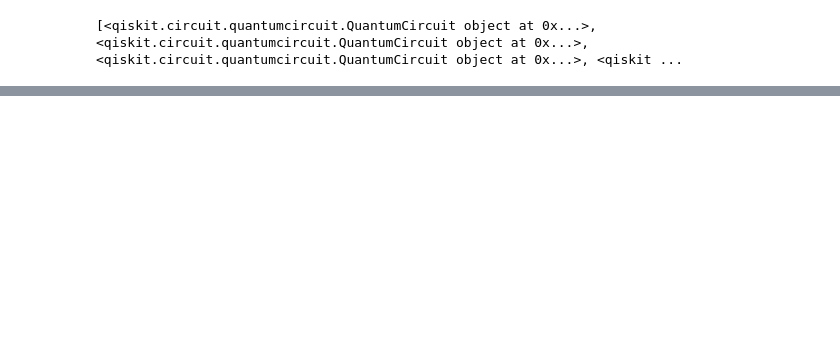
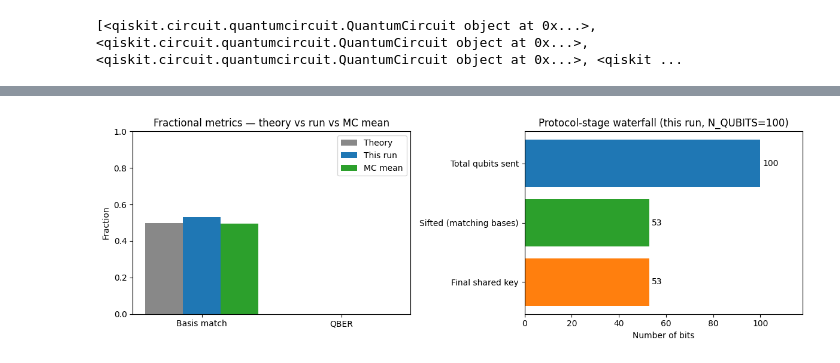
Before and after one commit to THibiki/SIT-UofG-QC-Assignment, a Jupyter notebook: BB84-Plain.ipynb, the cells around one changed output, grey strips where cells are left out. Drawn from its saved outputs; the diff is of its cells as text; code cells hidden in the pictures; blank space fills up the shorter version.

```diff
--- a/BB84-Plain.ipynb
+++ b/BB84-Plain.ipynb
@@ -308,0 +444,79 @@ Bob bits : [1, 1, 1, 1, 0, 1, 0, 1, 1, 0, 0, 1, 0, 0, 0, 1, 1, 0, 0, 0, 0, 1, 1,
+# %%
+# --- RESULTS CARD: Theory vs Best vs This run vs Monte-Carlo ---
+
+# This-run observations (from the main protocol cells above).
+this_run_match_frac = len(matching_positions) / N_QUBITS
+this_run_sift_len   = len(alice_sifted_key)
+# QBER = fraction of matching-basis positions where Alice and Bob differ.
+# In the plain notebook this should be exactly 0 (no noise, no Eve).
+this_run_qber = (
+    sum(1 for a, b in zip(alice_sifted_key, bob_sifted_key) if a != b)
+    / max(1, len(alice_sifted_key))
+)
+this_run_keys_match = (alice_sifted_key == bob_sifted_key)
+
+# Monte-Carlo means (from the analysis cell above).
+mc_match_frac = statistics.mean(match_fracs)
+mc_sift_len   = statistics.mean(sift_lens)
+mc_qber       = 0.0   # by construction — no noise, no Eve
+
+# Print the comparison table.
+print("=== Results card — Plain BB84 ===\n")
+header = (f"{'Metric':<24}{'Theory':>11}{'Best case':>12}"
+          f"{'This run':>12}{'MC mean':>11}")
+print(header)
+print("-" * len(header))
+print(f"{'Basis-match fraction':<24}{0.500:>11.3f}{1.000:>12.3f}"
+      f"{this_run_match_frac:>12.3f}{mc_match_frac:>11.3f}")
+print(f"{'Sifted-key length':<24}{N_QUBITS/2:>11.1f}{N_QUBITS:>12d}"
+      f"{this_run_sift_len:>12d}{mc_sift_len:>11.2f}")
+print(f"{'QBER (Alice vs Bob)':<24}{0.000:>11.3f}{0.000:>12.3f}"
+      f"{this_run_qber:>12.3f}{mc_qber:>11.3f}")
+print(f"{'Keys match?':<24}{'True':>11}{'True':>12}"
+      f"{str(this_run_keys_match):>12}{'True':>11}")
+
+# Footnote about the different run sizes — same point as the markdown above,
+# but visible in the cell output for anyone scanning the printed table.
+print()
+print(f"Note: 'This run' uses N_QUBITS = {N_QUBITS} qubits; 'MC mean' averages over")
+print(f"      {N_RUNS} trials of N_TRIAL = {N_TRIAL} qubits each, so the absolute")
+print(f"      sifted-key length differs by ~ N_QUBITS / N_TRIAL = "
+      f"{N_QUBITS/N_TRIAL:.1f}x.")
+print(f"      The fair comparison is the basis-match fraction (both ≈ 0.5)")
+print(f"      and the QBER (both 0.000).")
+
+# --- Visualisation 1: bar chart of fractional metrics ---
+fig, (ax1, ax2) = plt.subplots(1, 2, figsize=(12, 4))
+
+labels   = ['Basis match', 'QBER']
+theory   = [0.5, 0.0]
+this_run = [this_run_match_frac, this_run_qber]
+mc       = [mc_match_frac, mc_qber]
+x        = list(range(len(labels)))
+width    = 0.27
+
+ax1.bar([i - width for i in x], theory,   width, label='Theory',  color='#888')
+ax1.bar(x,                       this_run, width, label='This run', color='#1f77b4')
+ax1.bar([i + width for i in x], mc,       width, label='MC mean',  color='#2ca02c')
+ax1.set_xticks(x)
+ax1.set_xticklabels(labels)
+ax1.set_ylim(0, 1.0)
+ax1.set_ylabel('Fraction')
+ax1.set_title('Fractional metrics — theory vs run vs MC mean')
+ax1.legend()
+
+# --- Visualisation 2: protocol-stages waterfall ---
+stages = ['Total qubits sent', 'Sifted (matching bases)', 'Final shared key']
+counts = [N_QUBITS, this_run_sift_len, this_run_sift_len]   # no check phase here
+colors = ['#1f77b4', '#2ca02c', '#ff7f0e']
+ax2.barh(stages, counts, color=colors)
+for i, c in enumerate(counts):
+    ax2.text(c + N_QUBITS * 0.01, i, str(c), va='center')
+ax2.set_xlim(0, N_QUBITS * 1.18)
+ax2.set_xlabel('Number of bits')
+ax2.set_title(f'Protocol-stage waterfall (this run, N_QUBITS={N_QUBITS})')
+ax2.invert_yaxis()
+
+plt.tight_layout()
+plt.show()
+# %% [output]
@@ -308,0 +537 @@ Bob bits : [1, 1, 1, 1, 0, 1, 0, 1, 1, 0, 0, 1, 0, 0, 0, 1, 1, 0, 0, 0, 0, 1, 1,
+[figure, added]
```
Also changed, not shown: parts of 5 cells of this notebook.
